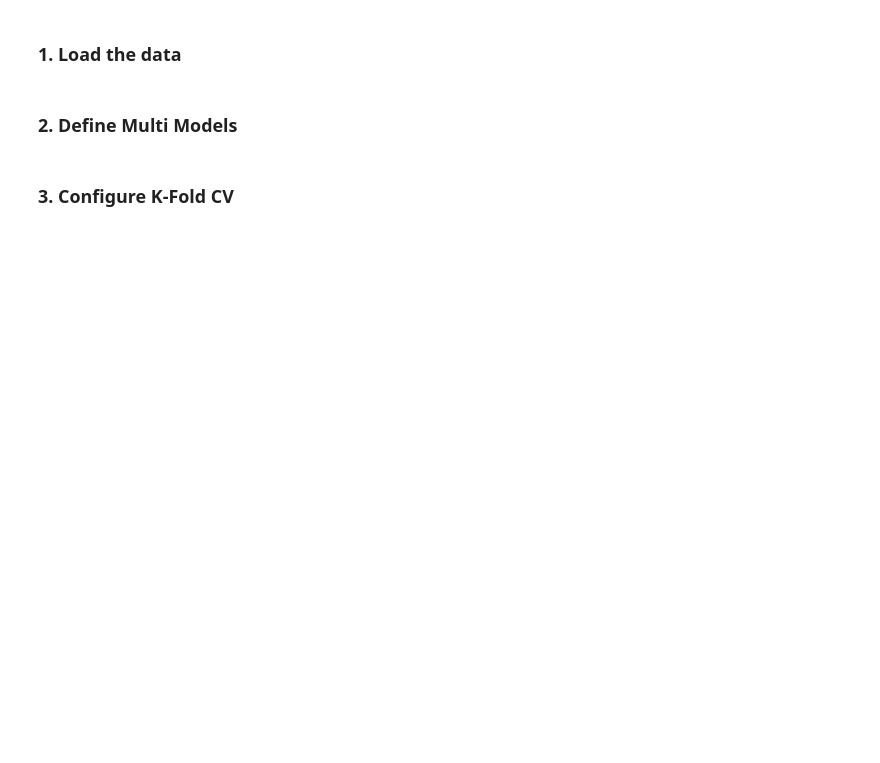
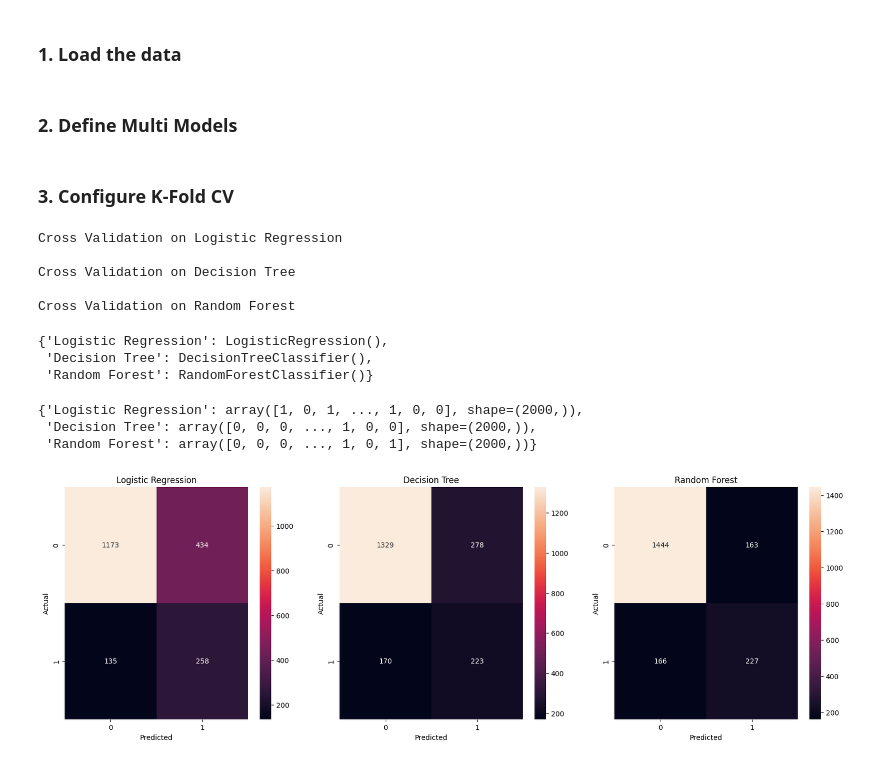
Before and after one commit to p-sahas/customer-churn-prediction-ml-pipeline, a Jupyter notebook: 3_multi_model_training.ipynb, the cells around one changed output. Saved outputs shown, nothing was run; the diff lists cells and outputs as text; code cells hidden in the pictures; blank space fills up the shorter version.

Commit message:
configure k-fold validation and plot confusion matrix for each model

```diff
--- a/3_multi_model_training.ipynb
+++ b/3_multi_model_training.ipynb
@@ -37,6 +37,7 @@ cv = StratifiedKFold(
                     shuffle=True
                     )
 # %%
+trained_models = {}
 for model_name, model in models.items():
     print(f"\nCross Validation on {model_name}")
 
@@ -52,3 +53,50 @@ for model_name, model in models.items():
 
     estimator = cv_results['estimator'][best_index]
     trained_models[model_name] = estimator
+# %% [output]
+Cross Validation on Logistic Regression
+
+Cross Validation on Decision Tree
+
+Cross Validation on Random Forest
+# %%
+trained_models
+# %% [output]
+{'Logistic Regression': LogisticRegression(),
+ 'Decision Tree': DecisionTreeClassifier(),
+ 'Random Forest': RandomForestClassifier()}
+# %%
+Y_hat_tests = {}
+for model_name, model in trained_models.items():
+    Y_hat_test = model.predict(X_test)
+    Y_hat_tests[model_name] = Y_hat_test
+Y_hat_tests
+# %% [output]
+{'Logistic Regression': array([1, 0, 1, ..., 1, 0, 0], shape=(2000,)),
+ 'Decision Tree': array([0, 0, 0, ..., 1, 0, 0], shape=(2000,)),
+ 'Random Forest': array([0, 0, 0, ..., 1, 0, 1], shape=(2000,))}
+# %%
+cm1 = confusion_matrix(Y_test, Y_hat_tests['Logistic Regression'])
+cm2 = confusion_matrix(Y_test, Y_hat_tests['Decision Tree'])
+cm3 = confusion_matrix(Y_test, Y_hat_tests['Random Forest'])
+# %%
+fig, (ax1, ax2, ax3) = plt.subplots(1, 3, figsize = (20, 6))
+
+sns.heatmap(cm1, annot=True, fmt='d', ax=ax1)
+ax1.set_title('Logistic Regression')
+ax1.set_xlabel('Predicted')
+ax1.set_ylabel('Actual')
+
+sns.heatmap(cm2, annot=True, fmt='d', ax=ax2)
+ax2.set_title('Decision Tree')
+ax2.set_xlabel('Predicted')
+ax2.set_ylabel('Actual')
+
+sns.heatmap(cm3, annot=True, fmt='d', ax=ax3)
+ax3.set_title('Random Forest')
+ax3.set_xlabel('Predicted')
+ax3.set_ylabel('Actual')
+
+plt.show()
+# %% [output]
+[figure, added]
```
